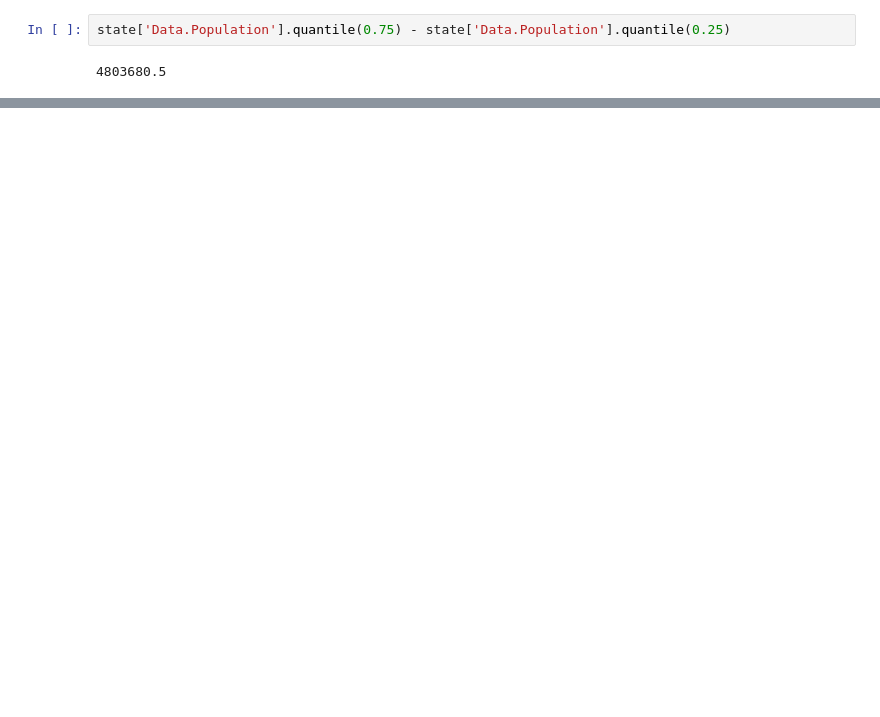
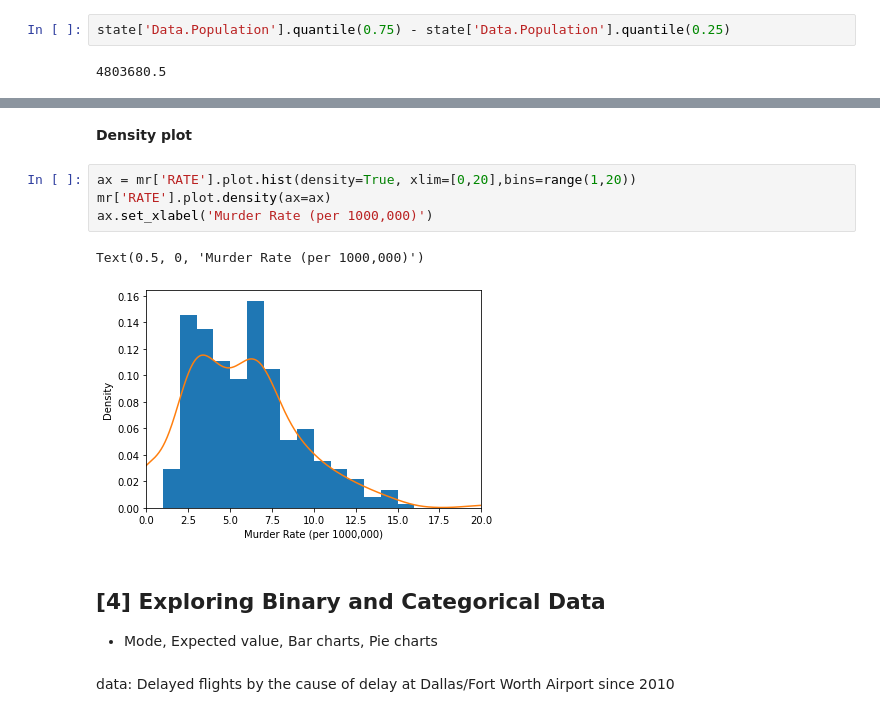
Before and after one commit to MK316/statistics, a Jupyter notebook: 01_EDA.ipynb, the cells around one changed output, grey strips where cells are left out. Cells and saved outputs as stored; diff of their text form; blank space fills up the shorter version.

```diff
--- a/01_EDA.ipynb
+++ b/01_EDA.ipynb
@@ -59,0 +123,15 @@ NameError: ignored
+# %% [markdown]
+**Density plot**
+# %%
+ax = mr['RATE'].plot.hist(density=True, xlim=[0,20],bins=range(1,20))
+mr['RATE'].plot.density(ax=ax)
+ax.set_xlabel('Murder Rate (per 1000,000)')
+# %% [output]
+Text(0.5, 0, 'Murder Rate (per 1000,000)')
+[figure, added]
+# %% [markdown]
+## [4] Exploring Binary and Categorical Data
+
+* Mode, Expected value, Bar charts, Pie charts
+# %% [markdown]
+data: Delayed flights by the cause of delay at Dallas/Fort Worth Airport since 2010
```
Also changed, not shown: parts of 42 cells of this notebook.
